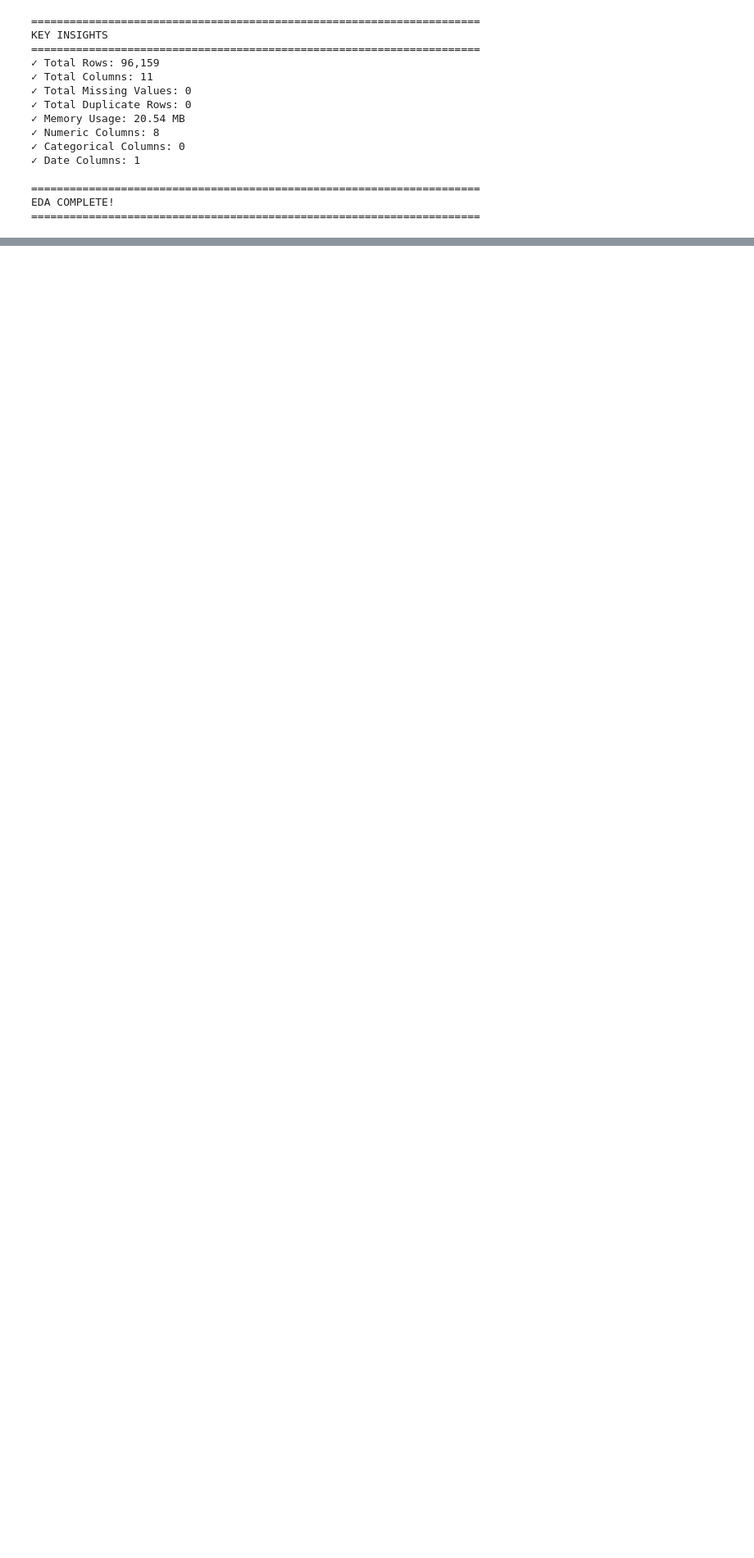
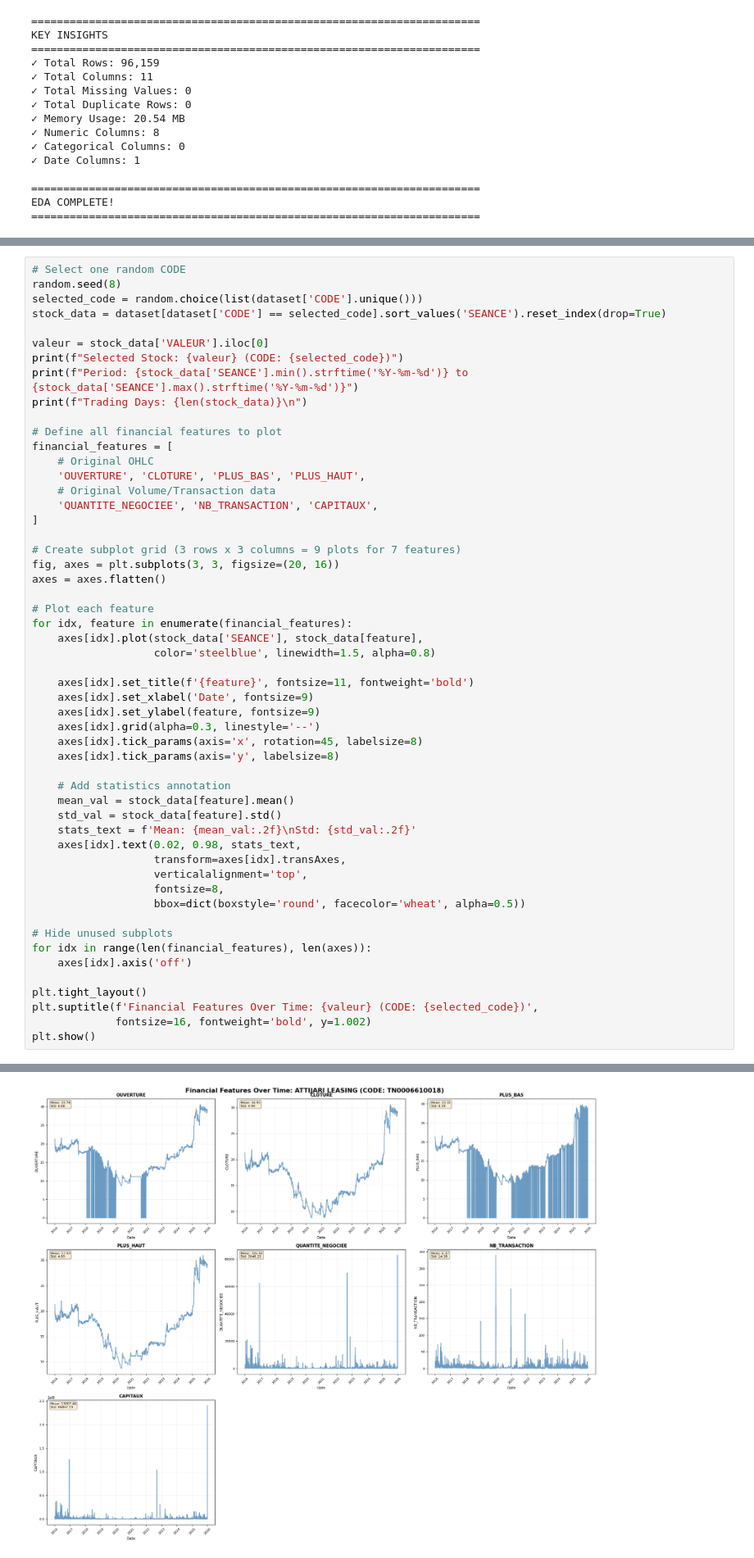
Before and after one commit to YassineBen-Yahia/TuniTrAIde, a Jupyter notebook: Forecasting/forecasting_notebook.ipynb, the cells around one changed output, grey strips where cells are left out. Shown at 82% size. Cells and saved outputs as stored; diff of their text form; blank space fills up the shorter version.

Commit message:
Financial feature engineering

```diff
--- a/Forecasting/forecasting_notebook.ipynb
+++ b/Forecasting/forecasting_notebook.ipynb
@@ -2840,0 +2932,54 @@ EDA COMPLETE!
+# %%
+# Select one random CODE
+random.seed(8)
+selected_code = random.choice(list(dataset['CODE'].unique()))
+stock_data = dataset[dataset['CODE'] == selected_code].sort_values('SEANCE').reset_index(drop=True)
+
+valeur = stock_data['VALEUR'].iloc[0]
+print(f"Selected Stock: {valeur} (CODE: {selected_code})")
+print(f"Period: {stock_data['SEANCE'].min().strftime('%Y-%m-%d')} to {stock_data['SEANCE'].max().strftime('%Y-%m-%d')}")
+print(f"Trading Days: {len(stock_data)}\n")
+
+# Define all financial features to plot
+financial_features = [
+    # Original OHLC
+    'OUVERTURE', 'CLOTURE', 'PLUS_BAS', 'PLUS_HAUT',
+    # Original Volume/Transaction data
+    'QUANTITE_NEGOCIEE', 'NB_TRANSACTION', 'CAPITAUX',
+]
+
+# Create subplot grid (3 rows x 3 columns = 9 plots for 7 features)
+fig, axes = plt.subplots(3, 3, figsize=(20, 16))
+axes = axes.flatten()
+
+# Plot each feature
+for idx, feature in enumerate(financial_features):
+    axes[idx].plot(stock_data['SEANCE'], stock_data[feature],
+                   color='steelblue', linewidth=1.5, alpha=0.8)
+
+    axes[idx].set_title(f'{feature}', fontsize=11, fontweight='bold')
+    axes[idx].set_xlabel('Date', fontsize=9)
+    axes[idx].set_ylabel(feature, fontsize=9)
+    axes[idx].grid(alpha=0.3, linestyle='--')
+    axes[idx].tick_params(axis='x', rotation=45, labelsize=8)
+    axes[idx].tick_params(axis='y', labelsize=8)
+
+    # Add statistics annotation
+    mean_val = stock_data[feature].mean()
+    std_val = stock_data[feature].std()
+    stats_text = f'Mean: {mean_val:.2f}\nStd: {std_val:.2f}'
+    axes[idx].text(0.02, 0.98, stats_text,
+                   transform=axes[idx].transAxes,
+                   verticalalignment='top',
+                   fontsize=8,
+                   bbox=dict(boxstyle='round', facecolor='wheat', alpha=0.5))
+
+# Hide unused subplots
+for idx in range(len(financial_features), len(axes)):
+    axes[idx].axis('off')
+
+plt.tight_layout()
+plt.suptitle(f'Financial Features Over Time: {valeur} (CODE: {selected_code})',
+             fontsize=16, fontweight='bold', y=1.002)
+plt.show()
+# %% [output]
@@ -2840,0 +2989 @@ EDA COMPLETE!
+[figure, added]
```
Also changed, not shown: parts of 28 cells of this notebook.
